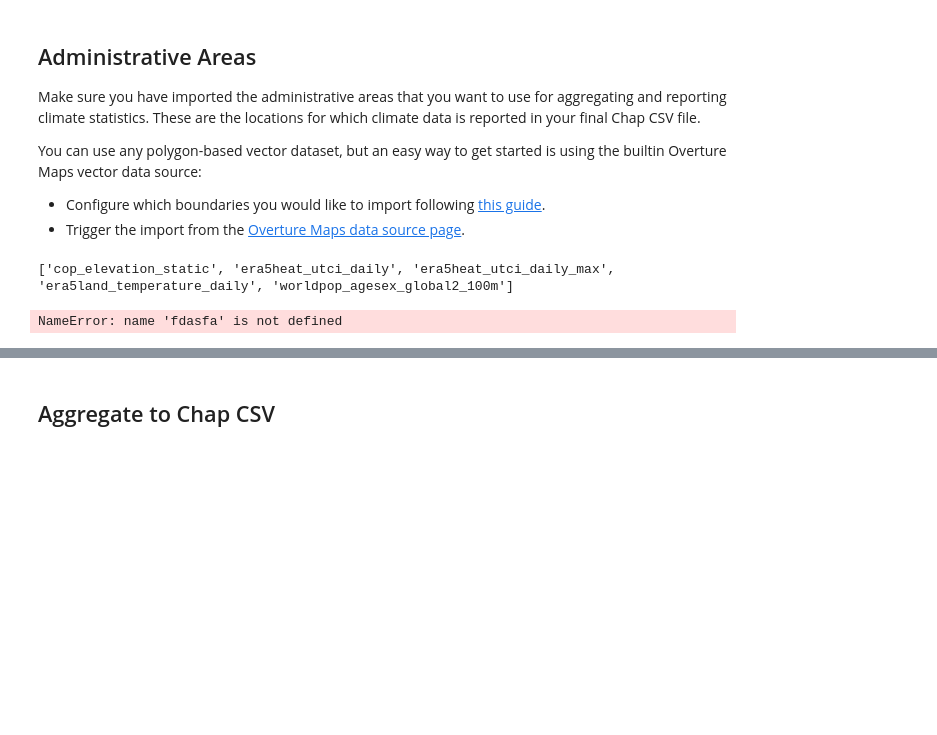
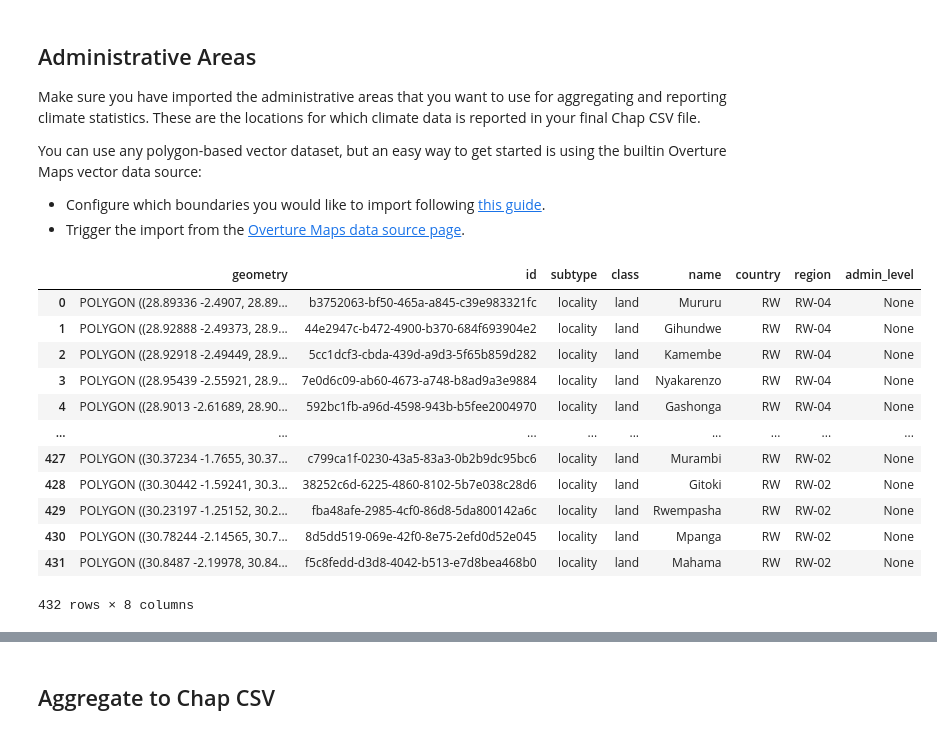
Before and after one commit to dhis2/open-climate-service-notebooks, a Jupyter notebook: notebooks/test_aggregate_chap.ipynb, the cells around one changed output, grey strips where cells are left out. Saved outputs shown, nothing was run; the diff lists cells and outputs as text; code cells hidden in the pictures; blank space fills up the shorter version.

```diff
--- a/notebooks/test_aggregate_chap.ipynb
+++ b/notebooks/test_aggregate_chap.ipynb
@@ -69,14 +64,23 @@ You can use any polygon-based vector dataset, but an easy way to get started is
 - Trigger the import from the [Overture Maps data source page](http://localhost:9000/data-sources/overture_divisions).
 # %%
 # the dataset id for imported boundaries
-boundaries_dataset_id = "overture_divisions"
+boundaries_dataset_id = "overture_divisions_adm3"
+boundaries_features_url = f"{ocs_url}/features/{boundaries_dataset_id}/data.parquet"
 
-print(conn.list_collection_ids())
-fdasfa
-
-# inspect the data
-boundaries = conn.load_collection(boundaries_dataset_id)
+# open the data as parquet
+boundaries = gpd.read_parquet(boundaries_features_url)
 boundaries
 # %% [output]
+|  | geometry | id | subtype | class | name | country | region | admin_level |
+| 0 | POLYGON ((28.89336 -2.4907, 28.89... | b3752063-bf50-465a-a845-c39e983321fc | locality | land | Mururu | RW | RW-04 | None |
+| 1 | POLYGON ((28.92888 -2.49373, 28.9... | 44e2947c-b472-4900-b370-684f693904e2 | locality | land | Gihundwe | RW | RW-04 | None |
+| 2 | POLYGON ((28.92918 -2.49449, 28.9... | 5cc1dcf3-cbda-439d-a9d3-5f65b859d282 | locality | land | Kamembe | RW | RW-04 | None |
+| 3 | POLYGON ((28.95439 -2.55921, 28.9... | 7e0d6c09-ab60-4673-a748-b8ad9a3e9884 | locality | land | Nyakarenzo | RW | RW-04 | None |
+| 4 | POLYGON ((28.9013 -2.61689, 28.90... | 592bc1fb-a96d-4598-943b-b5fee2004970 | locality | land | Gashonga | RW | RW-04 | None |
+| ... | ... | ... | ... | ... | ... | ... | ... | ... |
+| 427 | POLYGON ((30.37234 -1.7655, 30.37... | c799ca1f-0230-43a5-83a3-0b2b9dc95bc6 | locality | land | Murambi | RW | RW-02 | None |
+| 428 | POLYGON ((30.30442 -1.59241, 30.3... | 38252c6d-6225-4860-8102-5b7e038c28d6 | locality | land | Gitoki | RW | RW-02 | None |
+| 429 | POLYGON ((30.23197 -1.25152, 30.2... | fba48afe-2985-4cf0-86d8-5da800142a6c | locality | land | Rwempasha | RW | RW-02 | None |
+| 430 | POLYGON ((30.78244 -2.14565, 30.7... | 8d5dd519-069e-42f0-8e75-2efd0d52e045 | locality | land | Mpanga | RW | RW-02 | None |
+| 431 | POLYGON ((30.8487 -2.19978, 30.84... | f5c8fedd-d3d8-4042-b513-e7d8bea468b0 | locality | land | Mahama | RW | RW-02 | None |
-['cop_elevation_static', 'era5heat_utci_daily', 'era5heat_utci_daily_max', 'era5land_temperature_daily', 'worldpop_agesex_global2_100m']
+432 rows × 8 columns
-NameError: name 'fdasfa' is not defined
```
Also changed, not shown: parts of 11 cells of this notebook, 1 other file.
